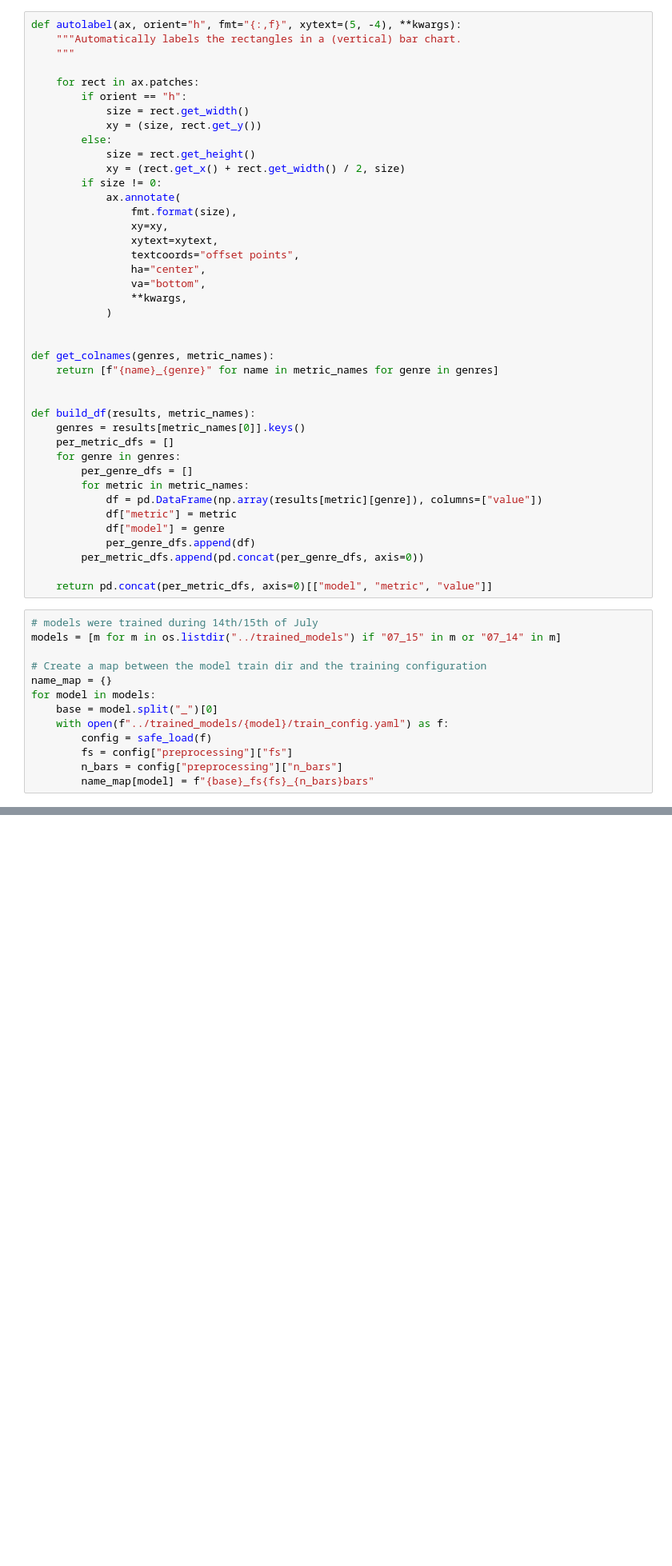
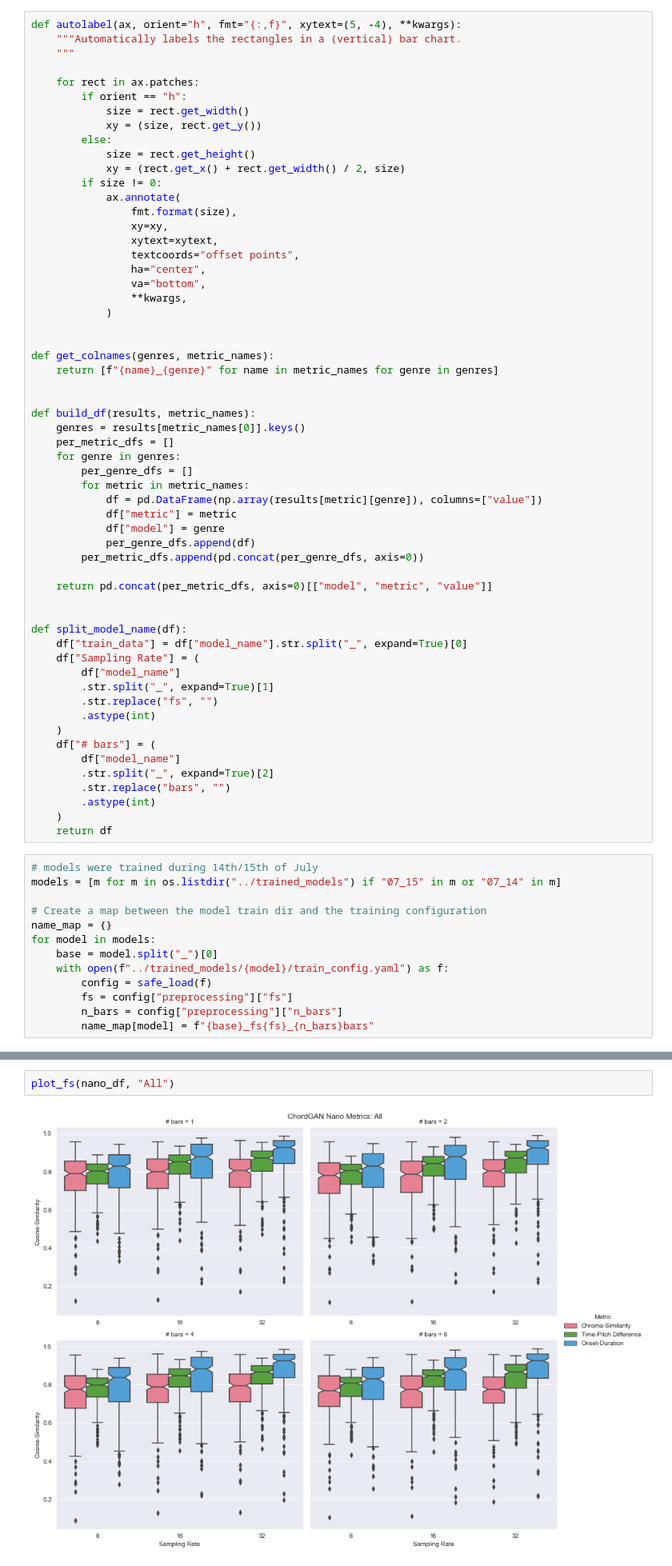
Before and after one commit to amaralcs/ChordGAN-v2, a Jupyter notebook: notebooks/evaluate_results.ipynb, the cells around one changed output, grey strips where cells are left out. Shown at 80% size. Cells and saved outputs as stored; diff of their text form; blank space fills up the shorter version.

```diff
--- a/notebooks/evaluate_results.ipynb
+++ b/notebooks/evaluate_results.ipynb
@@ -58,6 +57,23 @@ def build_df(results, metric_names):
         per_metric_dfs.append(pd.concat(per_genre_dfs, axis=0))
 
     return pd.concat(per_metric_dfs, axis=0)[["model", "metric", "value"]]
+
+
+def split_model_name(df):
+    df["train_data"] = df["model_name"].str.split("_", expand=True)[0]
+    df["Sampling Rate"] = (
+        df["model_name"]
+        .str.split("_", expand=True)[1]
+        .str.replace("fs", "")
+        .astype(int)
+    )
+    df["# bars"] = (
+        df["model_name"]
+        .str.split("_", expand=True)[2]
+        .str.replace("bars", "")
+        .astype(int)
+    )
+    return df
 # %%
 # models were trained during 14th/15th of July
 models = [m for m in os.listdir("../trained_models") if "07_15" in m or "07_14" in m]
@@ -169,0 +247,4 @@ plt.show()
+# %%
+plot_fs(nano_df, "All")
+# %% [output]
+[figure, added]
```
Also changed, not shown: parts of 30 cells of this notebook.
